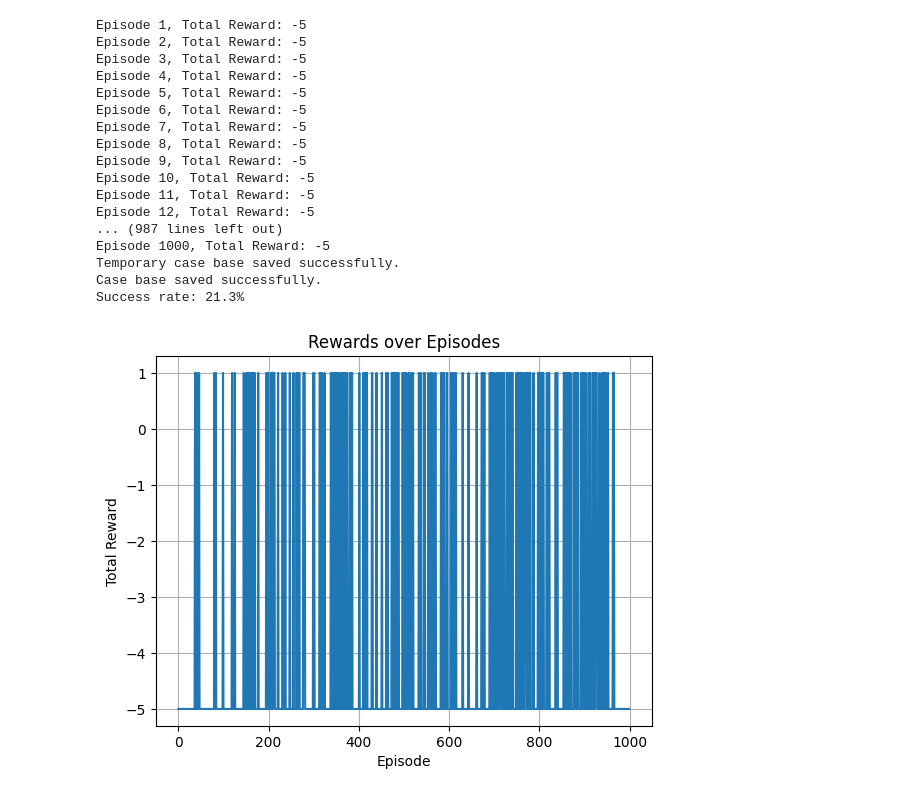
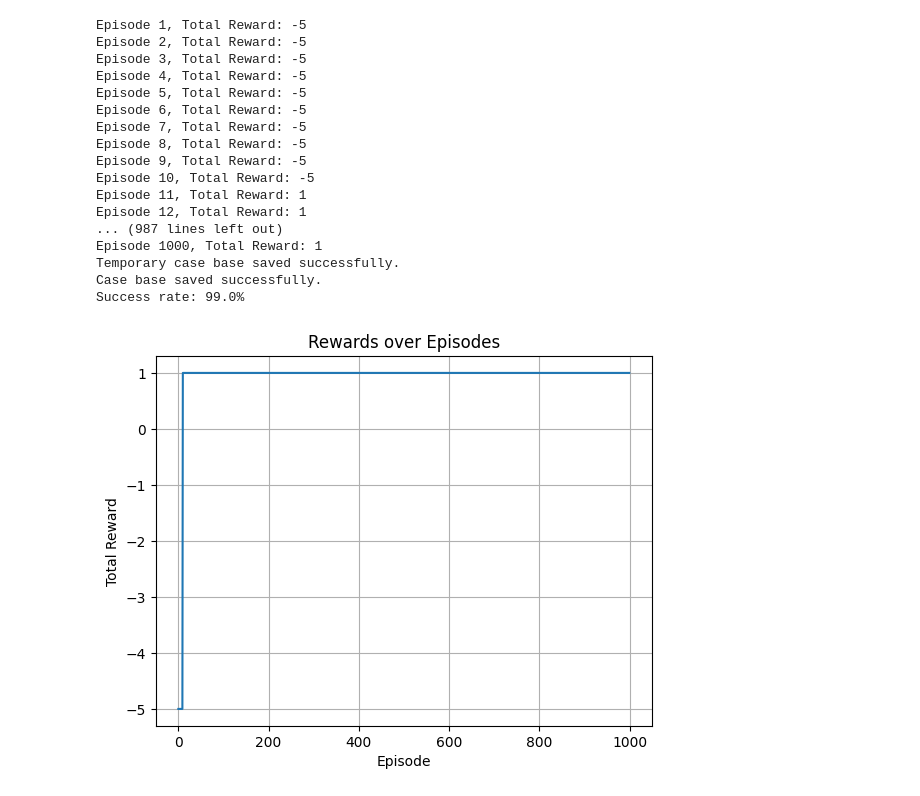
Before and after one commit to ardiantobow/myphd, a Jupyter notebook: rl/qcbrl/qcbrl_sarsaet.ipynb, the cells around one changed output. Saved outputs shown, nothing was run; the diff lists cells and outputs as text; code cells hidden in the pictures.

```diff
--- a/rl/qcbrl/qcbrl_sarsaet.ipynb
+++ b/rl/qcbrl/qcbrl_sarsaet.ipynb
@@ -12,7 +12,7 @@ from gym.envs.registration import register
 register(
     id='CustomRewardFrozenLake-v1',
     entry_point='gym.envs.toy_text:FrozenLakeEnv',
-    kwargs={'map_name': '4x4', 'is_slippery': True},
+    kwargs={'map_name': '4x4', 'is_slippery': False},
     max_episode_steps=100,
     reward_threshold=1,  # Adjust the reward threshold if needed
 )
@@ -311,35 +311,35 @@ class QCBRL:
         plt.grid(True)
         plt.show()
 
 
 if __name__ == "__main__":
     env = CustomRewardFrozenLake()
     num_states = env.observation_space.n
     num_actions = env.action_space.n
 
     agent = QCBRL(num_actions, env)
     rewards, success_rate, memory_usage, gpu_memory_usage, total_step_list = agent.run(episodes=1000, max_steps=1000, alpha=0.1, gamma=0.9, epsilon=0.1)
 
     agent.display_success_rate(success_rate)
     agent.plot_rewards(rewards)
     agent.plot_resources(memory_usage, gpu_memory_usage)
     agent.plot_total_steps(total_step_list)
 # %% [output]
 Episode 1, Total Reward: -5
 Episode 2, Total Reward: -5
 Episode 3, Total Reward: -5
 Episode 4, Total Reward: -5
 Episode 5, Total Reward: -5
 Episode 6, Total Reward: -5
 Episode 7, Total Reward: -5
 Episode 8, Total Reward: -5
 Episode 9, Total Reward: -5
 Episode 10, Total Reward: -5
-Episode 11, Total Reward: -5
-Episode 12, Total Reward: -5
+Episode 11, Total Reward: 1
+Episode 12, Total Reward: 1
 ... (987 lines left out)
-Episode 1000, Total Reward: -5
+Episode 1000, Total Reward: 1
 Temporary case base saved successfully.
 Case base saved successfully.
-Success rate: 21.3%
+Success rate: 99.0%
-[figure, old version]
+[figure, new version]
```
Also changed, not shown: parts of 1 cell of this notebook, 23 other files.
